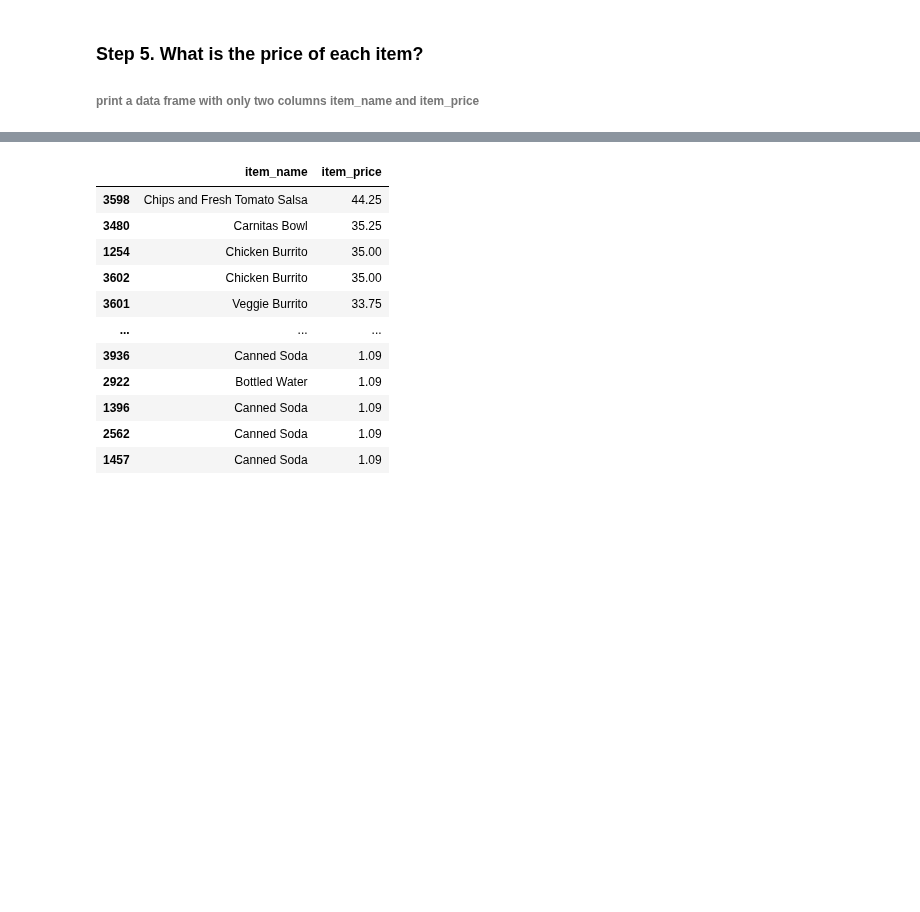
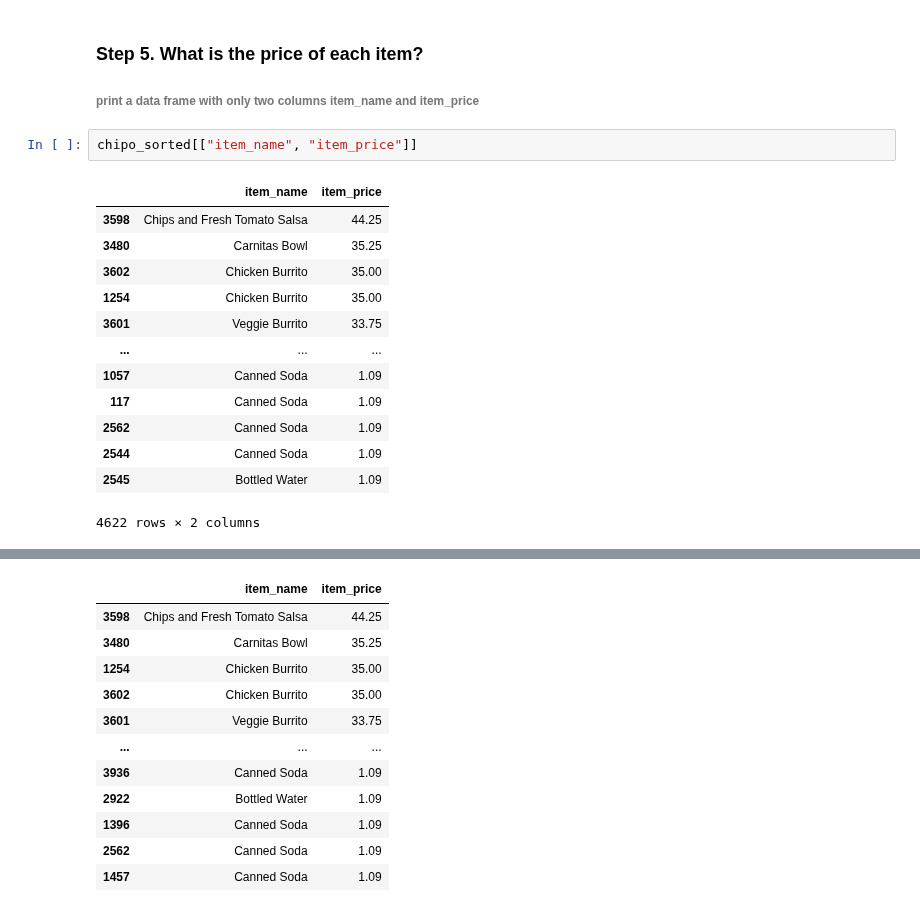
Before and after one commit to PaulitaLull/DATA_SCIENCE_PAULALULL, a Jupyter notebook: 02_Herramientas_Avanzadas/02_Pandas/02_Practica/02_Filtering_&_Sorting/Chipotle/Chipotle.ipynb, the cells around one changed output, grey strips where cells are left out. Drawn from its saved outputs; the diff is of its cells as text; blank space fills up the shorter version.

```diff
--- a/02_Herramientas_Avanzadas/02_Pandas/02_Practica/02_Filtering_&_Sorting/Chipotle/Chipotle.ipynb
+++ b/02_Herramientas_Avanzadas/02_Pandas/02_Practica/02_Filtering_&_Sorting/Chipotle/Chipotle.ipynb
@@ -55,3 +96,19 @@ Name: item_name, dtype: object
 # %% [markdown]
 ### Step 5. What is the price of each item?
 ###### print a data frame with only two columns item_name and item_price
+# %%
+chipo_sorted[["item_name", "item_price"]]
+# %% [output]
+|  | item_name | item_price |
+| 3598 | Chips and Fresh Tomato Salsa | 44.25 |
+| 3480 | Carnitas Bowl | 35.25 |
+| 3602 | Chicken Burrito | 35.00 |
+| 1254 | Chicken Burrito | 35.00 |
+| 3601 | Veggie Burrito | 33.75 |
+| ... | ... | ... |
+| 1057 | Canned Soda | 1.09 |
+| 117 | Canned Soda | 1.09 |
+| 2562 | Canned Soda | 1.09 |
+| 2544 | Canned Soda | 1.09 |
+| 2545 | Bottled Water | 1.09 |
+4622 rows × 2 columns
```
Also changed, not shown: parts of 25 cells of this notebook, 5 other files.
